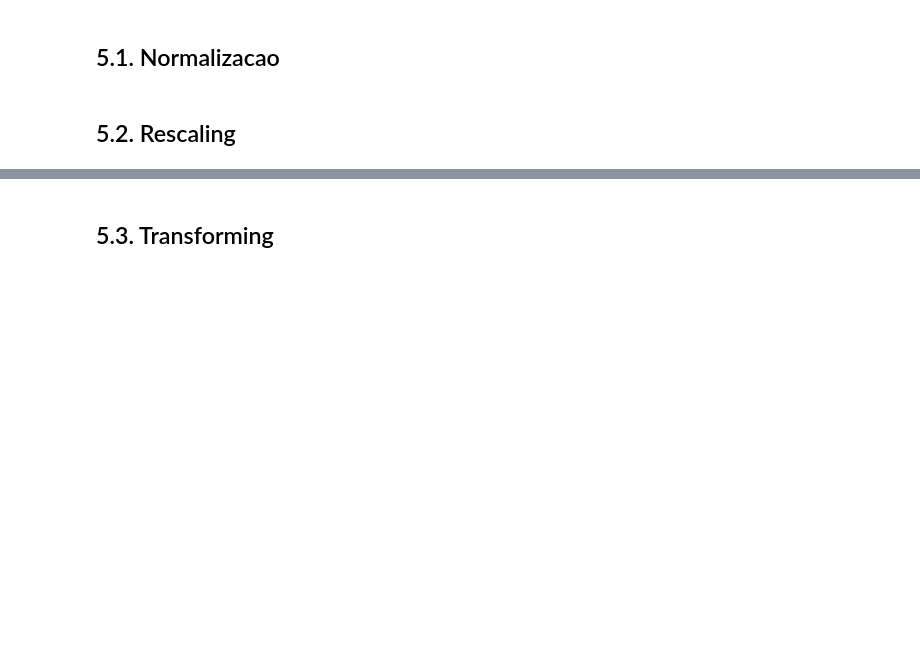
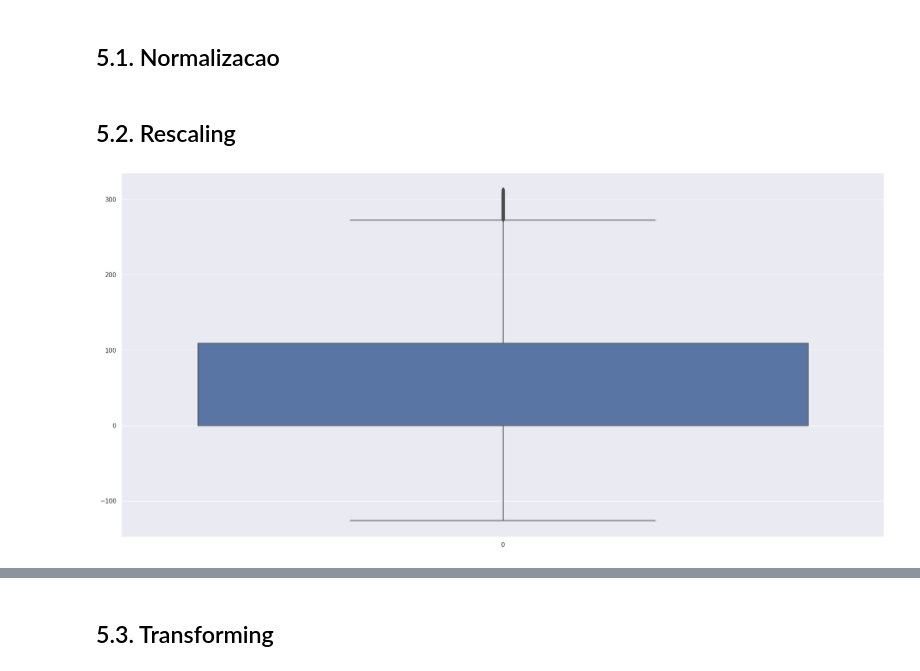
Before and after one commit to ThiagoBorges81/budget_estimation, a Jupyter notebook: notebooks/m04_v01_store_sales_prediction.ipynb, the cells around one changed output, grey strips where cells are left out. Drawn from its saved outputs; the diff is of its cells as text; code cells hidden in the pictures; blank space fills up the shorter version.

```diff
--- a/notebooks/m04_v01_store_sales_prediction.ipynb
+++ b/notebooks/m04_v01_store_sales_prediction.ipynb
@@ -806,3 +806,8 @@ df5 = df4.copy()
 ## 5.1. Normalizacao
 # %% [markdown]
 ## 5.2. Rescaling
+# %%
+a = df5.select_dtypes( include=['int64','float64'] )
+sns.boxplot( df5['promo_time_week'] );
+# %% [output]
+[figure, added]
```
Also changed, not shown: parts of 3 cells of this notebook.
